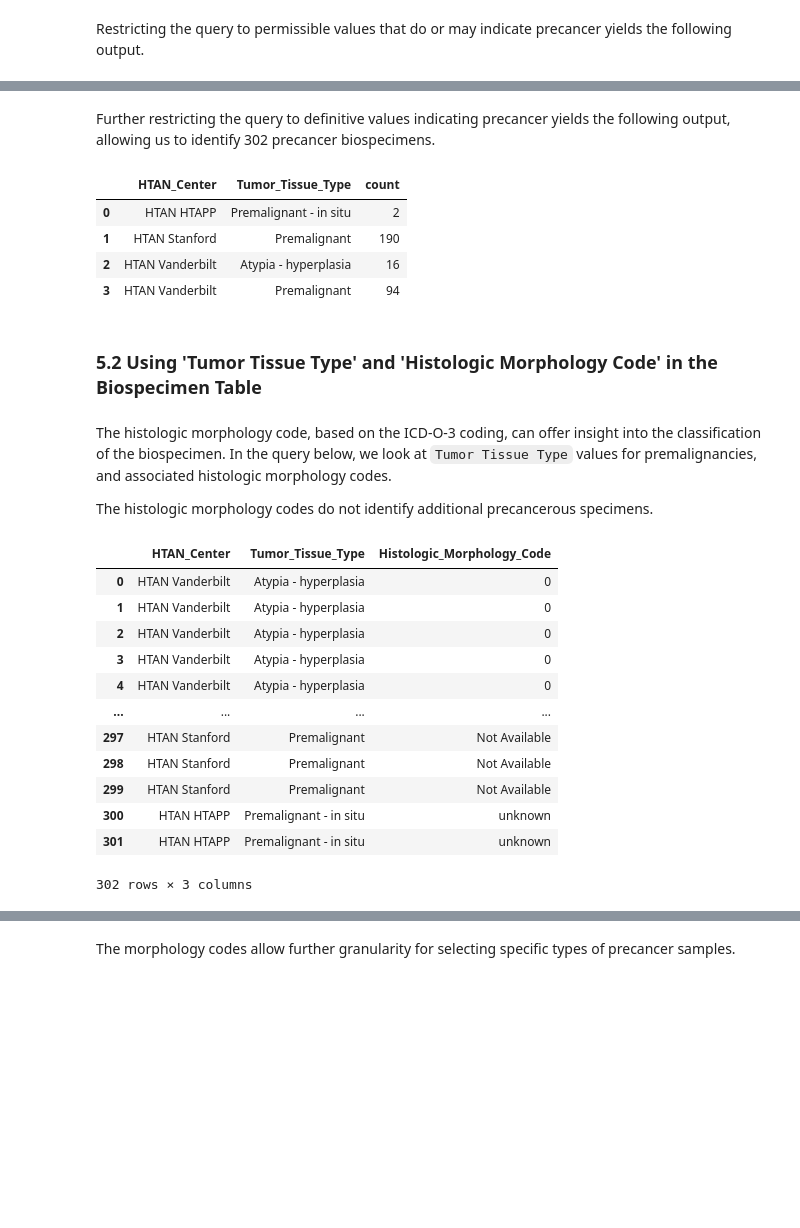
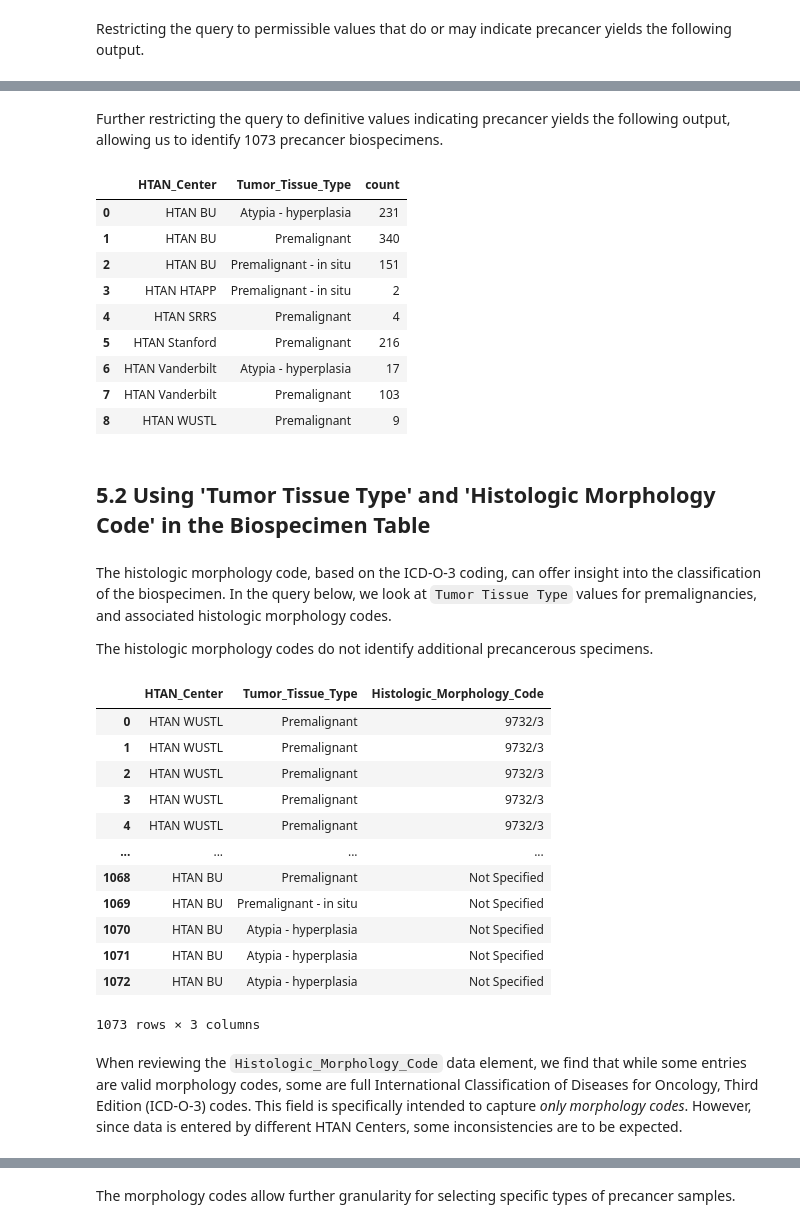
Before and after one commit to isb-cgc/Community-Notebooks, a Jupyter notebook: HTAN/Python Notebooks/Identifying_and_Compiling_Precancer_Cases_and_Samples_in_HTAN.ipynb, the cells around one changed output, grey strips where cells are left out. Drawn from its saved outputs; the diff is of its cells as text; code cells hidden in the pictures; blank space fills up the shorter version.

Commit message:
updated from current to r6, fixed Precancerous_Condition_Type data element table move, updated references to morphology codes

```diff
--- a/HTAN/Python Notebooks/Identifying_and_Compiling_Precancer_Cases_and_Samples_in_HTAN.ipynb
+++ b/HTAN/Python Notebooks/Identifying_and_Compiling_Precancer_Cases_and_Samples_in_HTAN.ipynb
@@ -71,8 +80,9 @@ Alternatively, if you're running the notebook locally, take the following steps
 # Import the Google BigQuery client
 from google.cloud import bigquery
 
-# Set the google project that will be billed for this notebook's computations
-google_project = <my-project>
+# Set the Google project that will be billed for this notebook's computations
+# Replace <my-project> with your BigQuery Project ID
+google_project = '<my-project>'
 
 # Create a client to access the data within BigQuery
 client = bigquery.Client(google_project)
@@ -232,9 +238,9 @@ ttt
 # %% [markdown]
-Further restricting the query to definitive values indicating precancer yields the following output, allowing us to identify 302 precancer biospecimens.
+Further restricting the query to definitive values indicating precancer yields the following output, allowing us to identify 1073 precancer biospecimens.
 # %%
 tttr = client.query("""
   SELECT HTAN_Center, Tumor_Tissue_Type, Count(*) as count
-  FROM `isb-cgc-bq.HTAN.biospecimen_current`
+  FROM `isb-cgc-bq.HTAN_versioned.biospecimen_r6`
   WHERE Tumor_Tissue_Type in
     ('Atypia - hyperplasia',
     'Premalignant',
@@ -246,12 +252,17 @@ tttr = client.query("""
 tttr
 # %% [output]
 |  | HTAN_Center | Tumor_Tissue_Type | count |
-| 0 | HTAN HTAPP | Premalignant - in situ | 2 |
-| 1 | HTAN Stanford | Premalignant | 190 |
-| 2 | HTAN Vanderbilt | Atypia - hyperplasia | 16 |
-| 3 | HTAN Vanderbilt | Premalignant | 94 |
+| 0 | HTAN BU | Atypia - hyperplasia | 231 |
+| 1 | HTAN BU | Premalignant | 340 |
+| 2 | HTAN BU | Premalignant - in situ | 151 |
+| 3 | HTAN HTAPP | Premalignant - in situ | 2 |
+| 4 | HTAN SRRS | Premalignant | 4 |
+| 5 | HTAN Stanford | Premalignant | 216 |
+| 6 | HTAN Vanderbilt | Atypia - hyperplasia | 17 |
+| 7 | HTAN Vanderbilt | Premalignant | 103 |
+| 8 | HTAN WUSTL | Premalignant | 9 |
 # %% [markdown]
-### 5.2 Using 'Tumor Tissue Type' and 'Histologic Morphology Code' in the Biospecimen Table
+## 5.2 Using 'Tumor Tissue Type' and 'Histologic Morphology Code' in the Biospecimen Table
 # %% [markdown]
 The histologic morphology code, based on the ICD-O-3 coding, can offer insight into the classification of the biospecimen. In the query below, we look at `Tumor Tissue Type` values for premalignancies, and associated histologic morphology codes.
 
@@ -259,23 +270,27 @@ The histologic morphology codes do not identify additional precancerous specimen
 # %%
 hmc_all = client.query("""
   SELECT HTAN_Center,Tumor_Tissue_Type, Histologic_Morphology_Code
-  FROM `isb-cgc-bq.HTAN.biospecimen_current`
-  WHERE Tumor_Tissue_Type='Atypia - hyperplasia' OR Tumor_Tissue_Type='Premalignant' OR Tumor_Tissue_Type='Premalignant - in situ'
+  FROM `isb-cgc-bq.HTAN_versioned.biospecimen_r6`
+  WHERE Tumor_Tissue_Type='Atypia - hyperplasia'
+  OR Tumor_Tissue_Type='Premalignant'
+  OR Tumor_Tissue_Type='Premalignant - in situ'
   ORDER BY HTAN_Center DESC, Histologic_Morphology_Code
 """).result().to_dataframe()
 
 hmc_all
 # %% [output]
 |  | HTAN_Center | Tumor_Tissue_Type | Histologic_Morphology_Code |
-| 0 | HTAN Vanderbilt | Atypia - hyperplasia | 0 |
-| 1 | HTAN Vanderbilt | Atypia - hyperplasia | 0 |
-| 2 | HTAN Vanderbilt | Atypia - hyperplasia | 0 |
-| 3 | HTAN Vanderbilt | Atypia - hyperplasia | 0 |
-| 4 | HTAN Vanderbilt | Atypia - hyperplasia | 0 |
+| 0 | HTAN WUSTL | Premalignant | 9732/3 |
+| 1 | HTAN WUSTL | Premalignant | 9732/3 |
+| 2 | HTAN WUSTL | Premalignant | 9732/3 |
+| 3 | HTAN WUSTL | Premalignant | 9732/3 |
+| 4 | HTAN WUSTL | Premalignant | 9732/3 |
 | ... | ... | ... | ... |
-| 297 | HTAN Stanford | Premalignant | Not Available |
-| 298 | HTAN Stanford | Premalignant | Not Available |
-| 299 | HTAN Stanford | Premalignant | Not Available |
-| 300 | HTAN HTAPP | Premalignant - in situ | unknown |
-| 301 | HTAN HTAPP | Premalignant - in situ | unknown |
+| 1068 | HTAN BU | Premalignant | Not Specified |
+| 1069 | HTAN BU | Premalignant - in situ | Not Specified |
+| 1070 | HTAN BU | Atypia - hyperplasia | Not Specified |
+| 1071 | HTAN BU | Atypia - hyperplasia | Not Specified |
+| 1072 | HTAN BU | Atypia - hyperplasia | Not Specified |
-302 rows × 3 columns
+1073 rows × 3 columns
+# %% [markdown]
+When reviewing the `Histologic_Morphology_Code` data element, we find that while some entries are valid morphology codes, some are full International Classification of Diseases for Oncology, Third Edition (ICD-O-3) codes. This field is specifically intended to capture *only morphology codes*. However, since data is entered by different HTAN Centers, some inconsistencies are to be expected.
```
Also changed, not shown: parts of 25 cells of this notebook.
